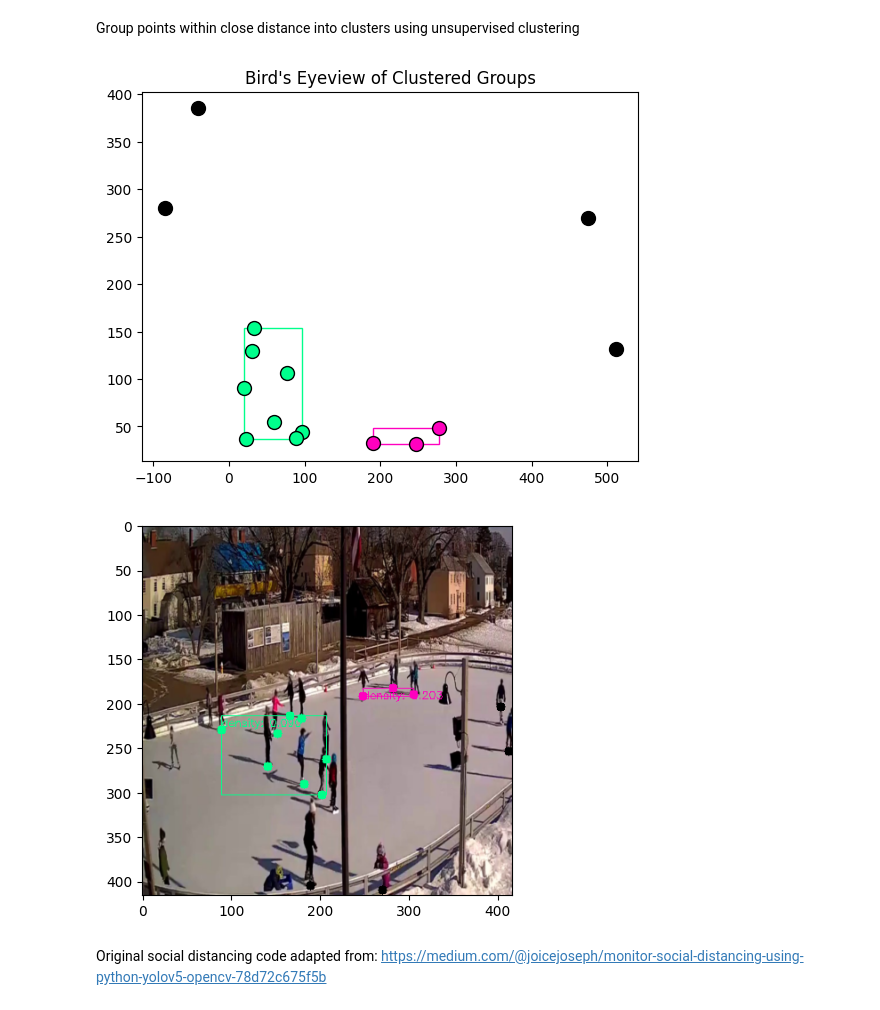
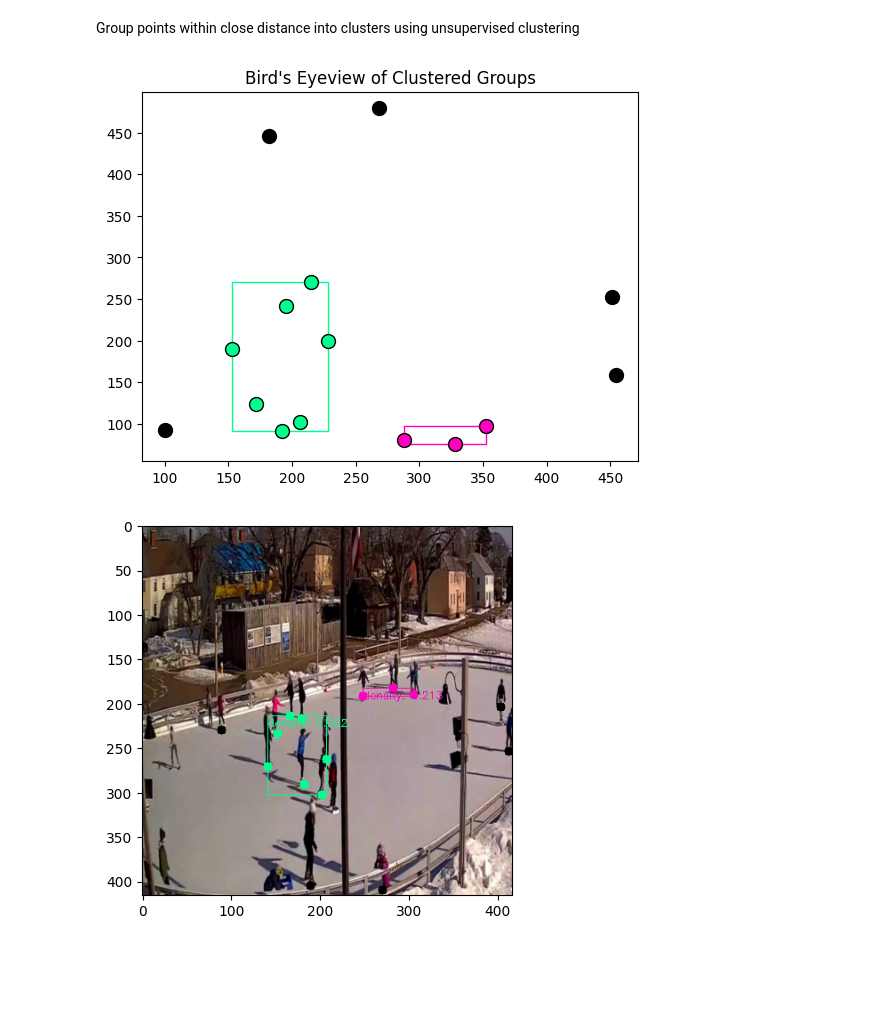
Before and after one commit to dodorlee1210/CrowdGuard, a Jupyter notebook: model/Crowd_Distance_Estimator.ipynb, the cells around one changed output. Saved outputs shown, nothing was run; the diff lists cells and outputs as text; code cells hidden in the pictures; blank space fills up the shorter version.

Commit message:
adding warped image view

```diff
--- a/model/Crowd_Distance_Estimator.ipynb
+++ b/model/Crowd_Distance_Estimator.ipynb
@@ -187,7 +225,7 @@ def plot_corners(image, corners):
 
 # Convert the bounding box coordinates to NumPy array for easier manipulation
 # top right, bottom right, bottom left, top left
-points = [[350, 150],[416,300], [300, 400], [0,200]]
+points = [[350, 130],[400,350], [25, 416], [0,200]]
 corner_points_arr = np.float32(points[:4])
 
 plot_corners(image_np, points)
@@ -289,8 +333,8 @@ import pandas as pd
 import matplotlib.patches as patches
 
 # cluster the people in subgroups based on their distance from each other using unsupervised learning (DBSCAN)
-# epsilon is set to 200 cm
-eps = 200
+# epsilon is set to 250 cm
+eps = 250
 min_samples = 2
 distance_matrix_dbscan = np.array(distance_matrix_dbscan)
 
@@ -332,34 +376,34 @@ area_coord_untransformed = df.groupby('labels')['untransformed_bottom_points'].a
 area_coord_transformed = df.groupby('labels')['transformed_bottom_points'].apply(lambda row: (min(p[0] for p in row), min(p[1] for p in row), max(p[0] for p in row), max(p[1] for p in row))).reset_index(name='area_coord_transformed')
 
 #calculate the area of each subgroup's transformed bottom points and change to meters
 area_df = df.groupby('labels')['transformed_bottom_points'].apply(lambda row: ((max(p[0] for p in row) - min(p[0] for p in row)) * (max(p[1] for p in row) - min(p[1] for p in row)))).reset_index(name='area_transformed')
 area_df['area_transformed'] = area_df['area_transformed'] / 100
 
 #get crowd count
 count_df = df.groupby('labels').size().reset_index(name='count')
 
 #merge these calculations together
 label_df = pd.merge(area_df, count_df, on='labels')
 label_df = pd.merge(label_df, area_coord_untransformed, on='labels')
 label_df = pd.merge(label_df, area_coord_transformed, on='labels')
 
 #get the density in people / m^2
 label_df['people_per_m2'] = label_df['count'] / label_df['area_transformed']
 
 #get the maximum people density
 max_density = max(label_df['people_per_m2'])
 
 # plot the rest of the graph with the squares
 for label, col in color_label_dict.items():
     if label != -1:
         coords = area_coord_transformed.loc[area_coord_transformed['labels'] == label, 'area_coord_transformed'].values[0]
         min_x, min_y, max_x, max_y = coords
         rect = patches.Rectangle((min_x, min_y), (max_x - min_x), (max_y - min_y), edgecolor=col, facecolor='none')
         ax.add_patch(rect)
 
 plt.show()
 # %% [output]
-[figure, old version]
+[figure, new version]
 # %%
 # Function to create visualize the subgroups and their densities on the frame images
 import matplotlib.colors as mcolors
@@ -399,6 +443,4 @@ labeled_crowd_density = label_crowd_density(circled_crowd, label_df,color_label_
 plt.imshow(labeled_crowd_density)
 plt.show()
 # %% [output]
-[figure, old version]
+[figure, new version]
-# %% [markdown]
-Original social distancing code adapted from: https://medium.com/@joicejoseph/monitor-social-distancing-using-python-yolov5-opencv-78d72c675f5b
```
Also changed, not shown: parts of 8 cells of this notebook.
